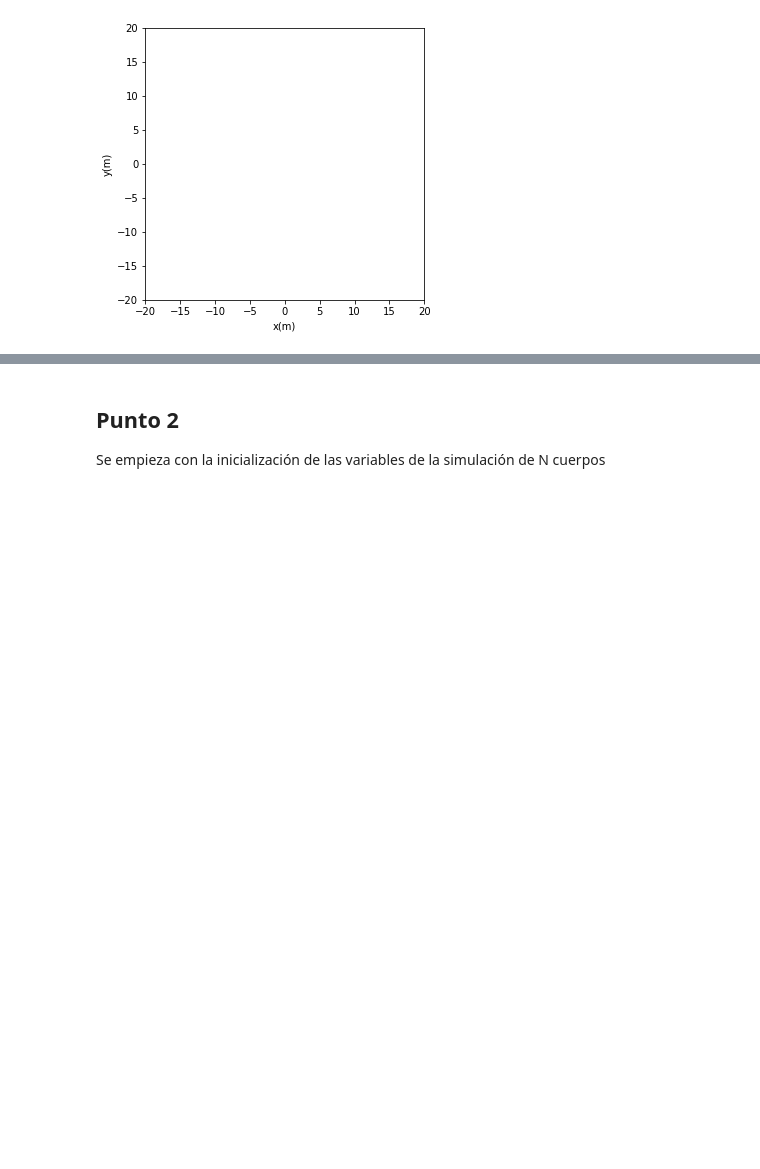
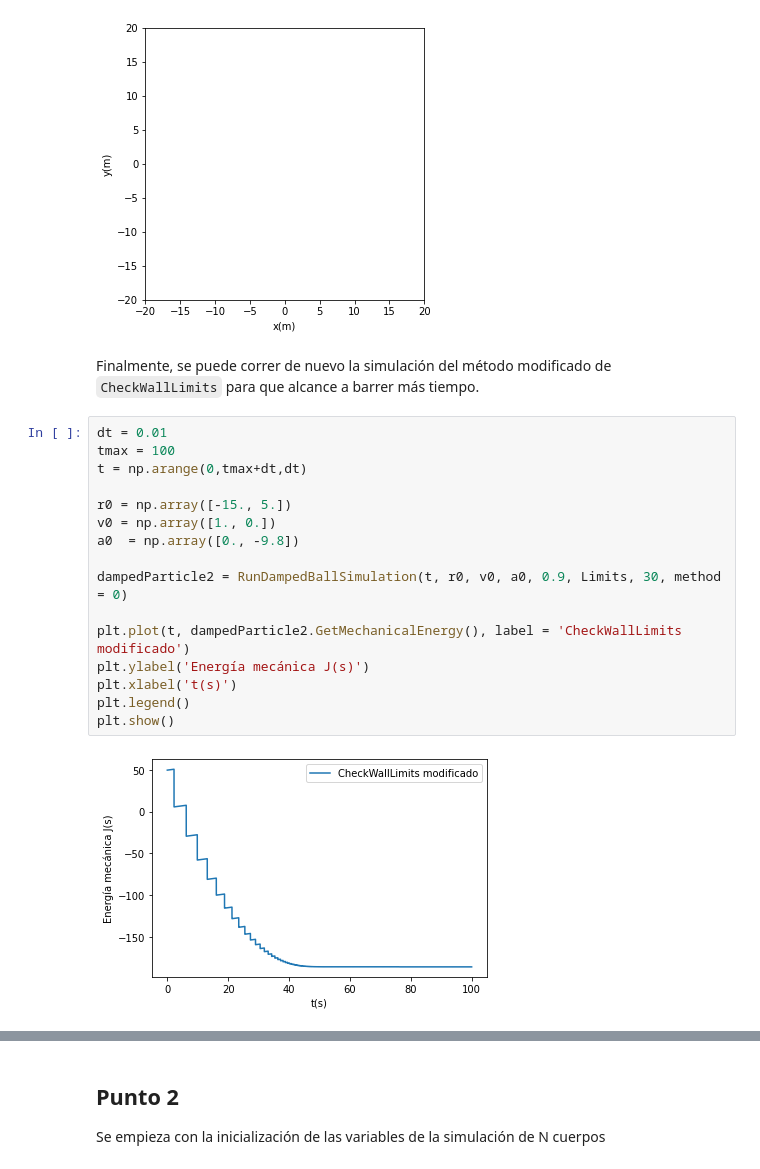
Before and after one commit to CarlosAlbertoCalvachiSalas/CarlosCalvachi, a Jupyter notebook: semana1/tarea1.ipynb, the cells around one changed output, grey strips where cells are left out. Saved outputs shown, nothing was run; the diff lists cells and outputs as text; blank space fills up the shorter version.

```diff
--- a/semana1/tarea1.ipynb
+++ b/semana1/tarea1.ipynb
@@ -284,3 +287,23 @@ def Update(i, Particles = [], method = 'modificado'):
 Animation = anim.FuncAnimation(fig, lambda i: Update(i, Particles = [dampedParticle2]), frames=len(redt),init_func=init, interval = 10, repeat = False)
 # %% [output]
 [figure]
+# %% [markdown]
+Finalmente, se puede correr de nuevo la simulación del método modificado de `CheckWallLimits` para que alcance a barrer más tiempo.
+# %%
+dt = 0.01
+tmax = 100
+t = np.arange(0,tmax+dt,dt)
+
+r0 = np.array([-15., 5.])
+v0 = np.array([1., 0.])
+a0  = np.array([0., -9.8])
+
+dampedParticle2 = RunDampedBallSimulation(t, r0, v0, a0, 0.9, Limits, 30, method = 0)
+
+plt.plot(t, dampedParticle2.GetMechanicalEnergy(), label = 'CheckWallLimits modificado')
+plt.ylabel('Energía mecánica J(s)')
+plt.xlabel('t(s)')
+plt.legend()
+plt.show()
+# %% [output]
+[figure, added]
```
Also changed, not shown: parts of 12 cells of this notebook, 1 other file.
